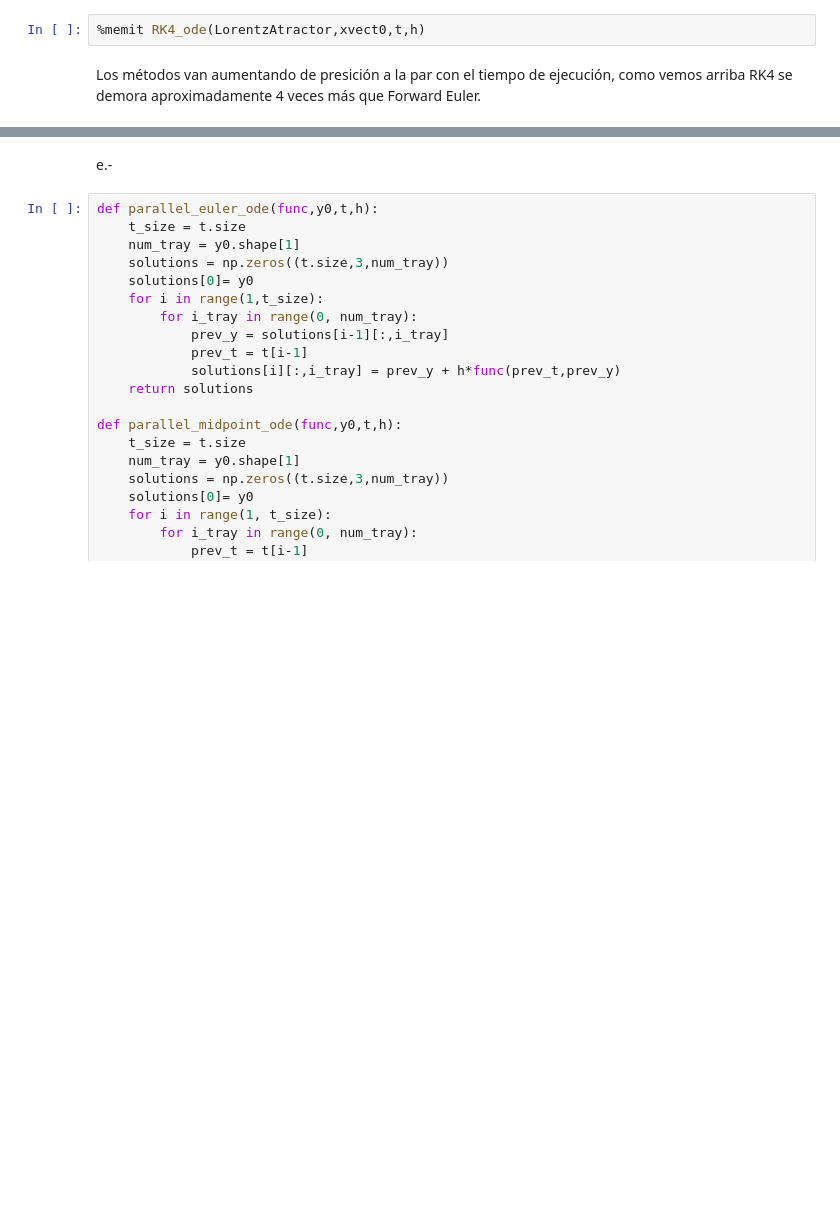
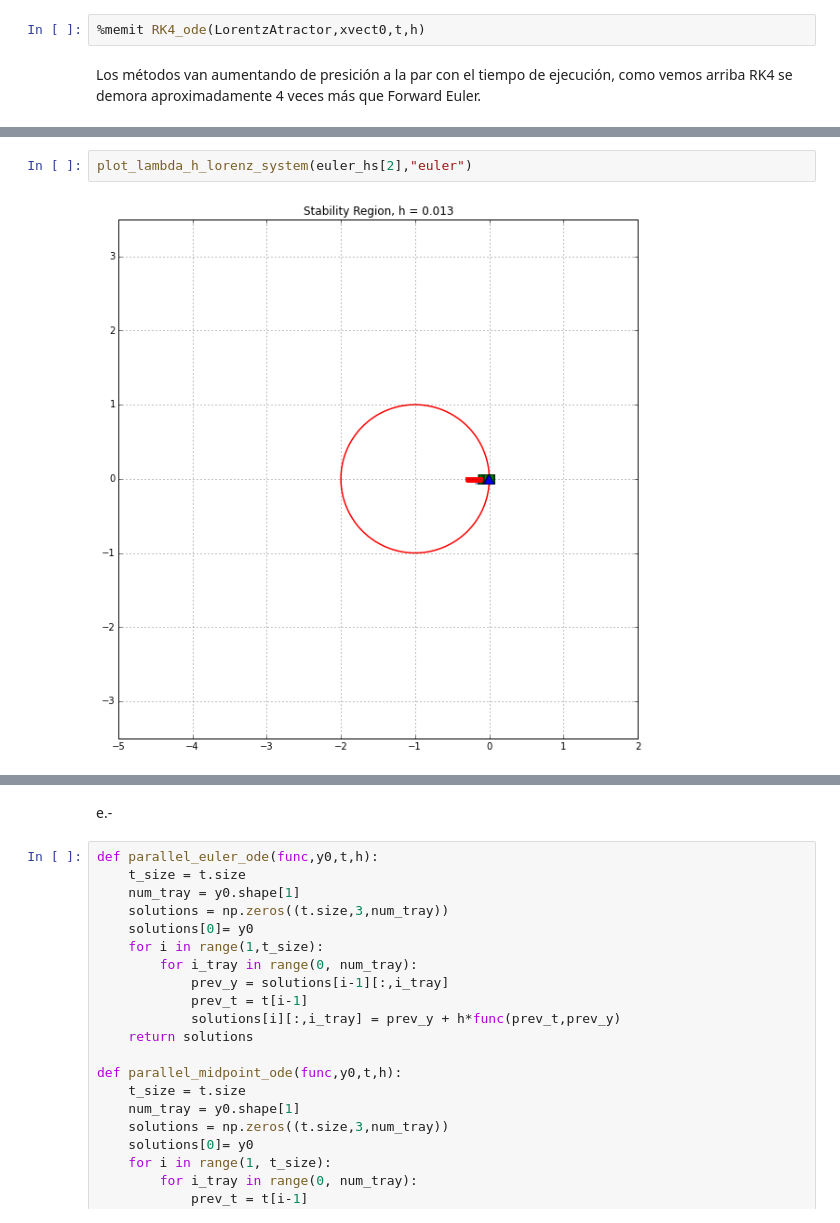
Before and after one commit to edmolten/LAB3CC2, a Jupyter notebook: lab3cc2.ipynb, the cells around one changed output, grey strips where cells are left out. Cells and saved outputs as stored; diff of their text form; blank space fills up the shorter version.

```diff
--- a/lab3cc2.ipynb
+++ b/lab3cc2.ipynb
@@ -316,0 +343,4 @@ plot_lambda_h_lorenz_system(0.0001,"euler")
+# %%
+plot_lambda_h_lorenz_system(euler_hs[2],"euler")
+# %% [output]
+[figure, added]
```
Also changed, not shown: parts of 41 cells of this notebook, 8 other files.
